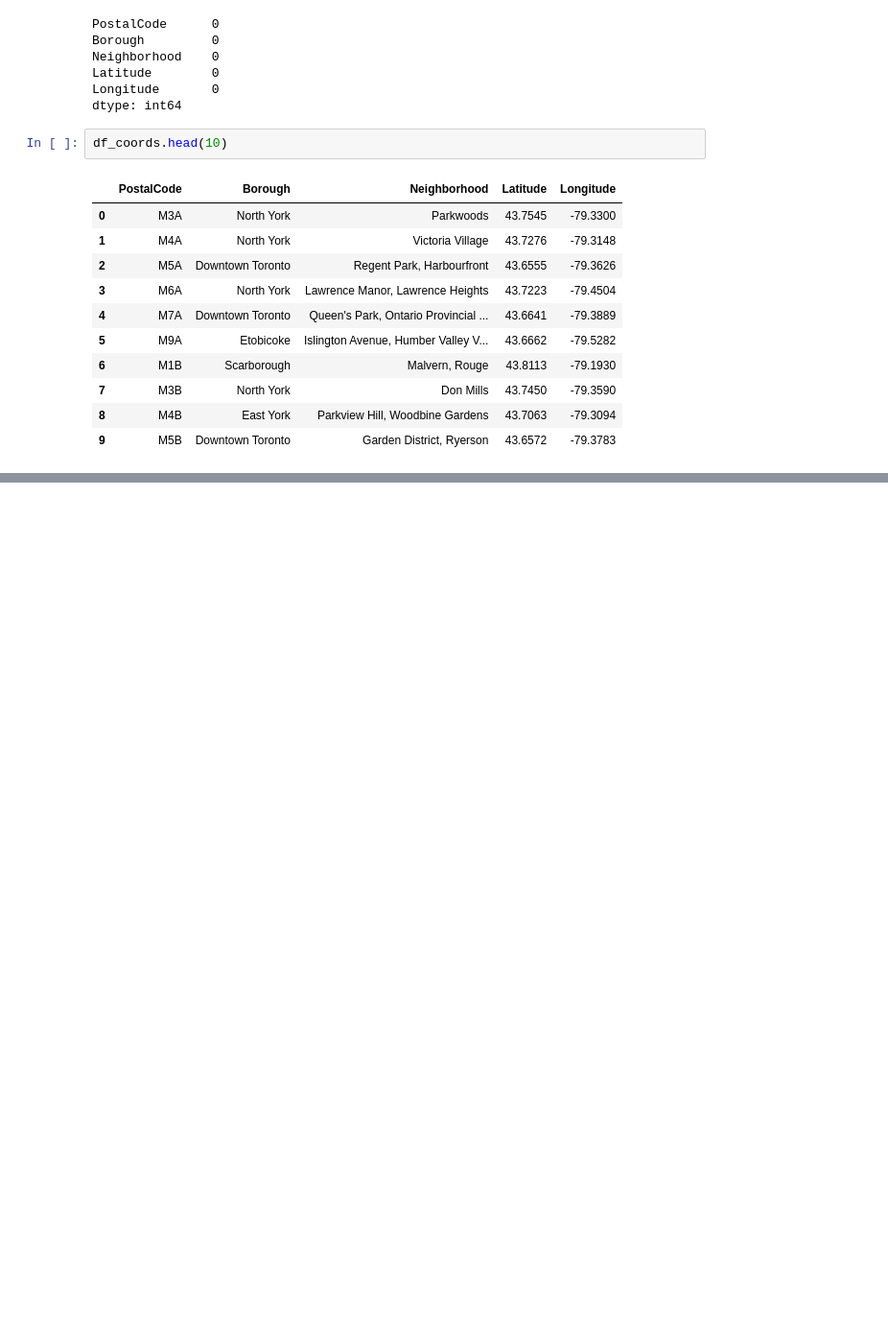
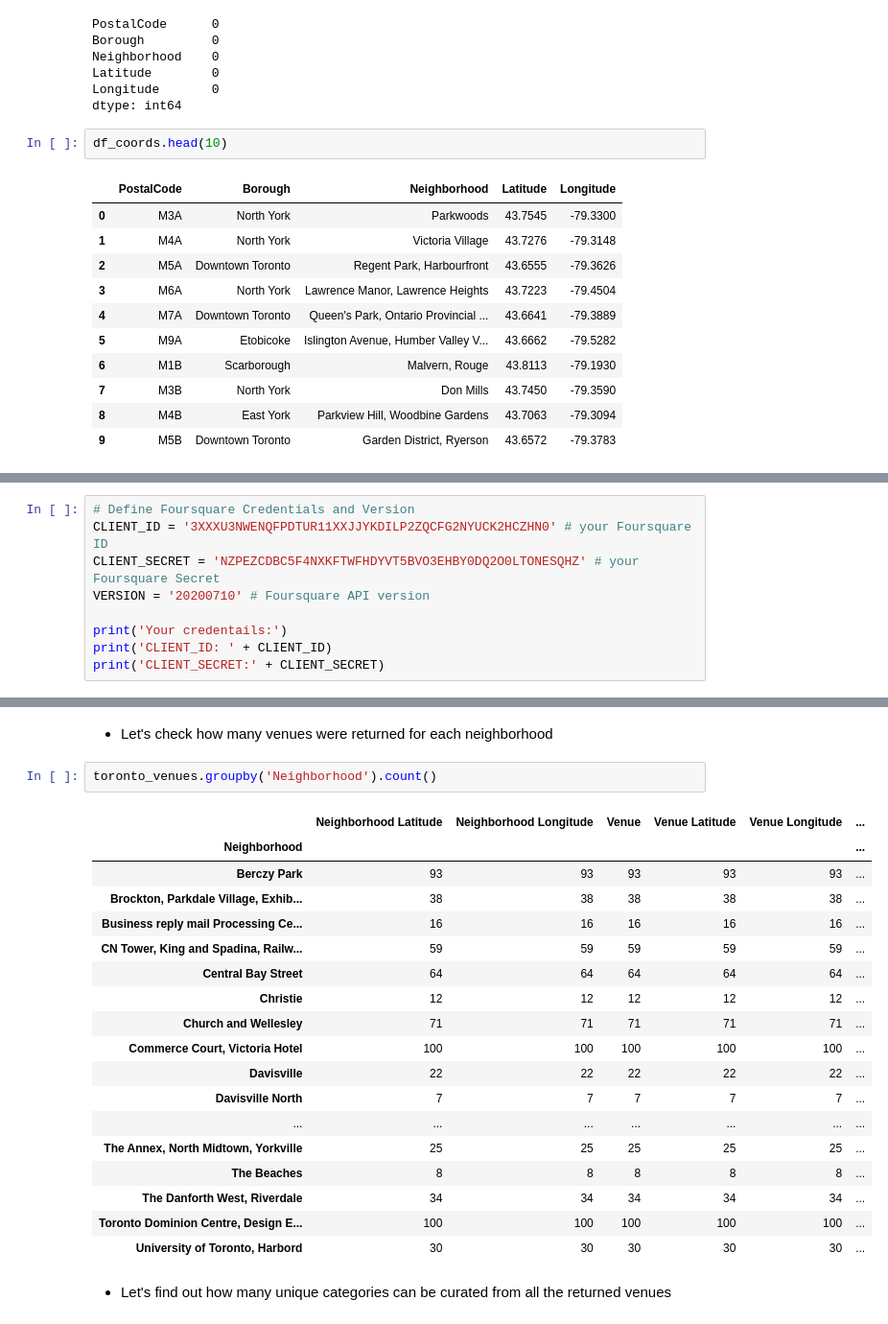
Before and after one commit to danilodn/Coursera_Capstone, a Jupyter notebook: Capstone.ipynb, the cells around one changed output, grey strips where cells are left out. Shown: that part at 96% size. Drawn from its saved outputs; the diff is of its cells as text; blank space fills up the shorter version.

```diff
--- a/Capstone.ipynb
+++ b/Capstone.ipynb
@@ -332,0 +428,9 @@ df_coords.head(10)
+# %%
+# Define Foursquare Credentials and Version
+CLIENT_ID = '3XXXU3NWENQFPDTUR11XXJJYKDILP2ZQCFG2NYUCK2HCZHN0' # your Foursquare ID
+CLIENT_SECRET = 'NZPEZCDBC5F4NXKFTWFHDYVT5BVO3EHBY0DQ2O0LTONESQHZ' # your Foursquare Secret
+VERSION = '20200710' # Foursquare API version
+
+print('Your credentails:')
+print('CLIENT_ID: ' + CLIENT_ID)
+print('CLIENT_SECRET:' + CLIENT_SECRET)
@@ -332,0 +540,25 @@ df_coords.head(10)
+# %% [markdown]
+- Let's check how many venues were returned for each neighborhood
+# %%
+toronto_venues.groupby('Neighborhood').count()
+# %% [output]
+|  | Neighborhood Latitude | Neighborhood Longitude | Venue | Venue Latitude | Venue Longitude | ... |
+| Neighborhood |  |  |  |  |  | ... |
+| Berczy Park | 93 | 93 | 93 | 93 | 93 | ... |
+| Brockton, Parkdale Village, Exhib... | 38 | 38 | 38 | 38 | 38 | ... |
+| Business reply mail Processing Ce... | 16 | 16 | 16 | 16 | 16 | ... |
+| CN Tower, King and Spadina, Railw... | 59 | 59 | 59 | 59 | 59 | ... |
+| Central Bay Street | 64 | 64 | 64 | 64 | 64 | ... |
+| Christie | 12 | 12 | 12 | 12 | 12 | ... |
+| Church and Wellesley | 71 | 71 | 71 | 71 | 71 | ... |
+| Commerce Court, Victoria Hotel | 100 | 100 | 100 | 100 | 100 | ... |
+| Davisville | 22 | 22 | 22 | 22 | 22 | ... |
+| Davisville North | 7 | 7 | 7 | 7 | 7 | ... |
+| ... | ... | ... | ... | ... | ... | ... |
+| The Annex, North Midtown, Yorkville | 25 | 25 | 25 | 25 | 25 | ... |
+| The Beaches | 8 | 8 | 8 | 8 | 8 | ... |
+| The Danforth West, Riverdale | 34 | 34 | 34 | 34 | 34 | ... |
+| Toronto Dominion Centre, Design E... | 100 | 100 | 100 | 100 | 100 | ... |
+| University of Toronto, Harbord | 30 | 30 | 30 | 30 | 30 | ... |
+# %% [markdown]
+- Let's find out how many unique categories can be curated from all the returned venues
```
Also changed, not shown: parts of 59 cells of this notebook.
